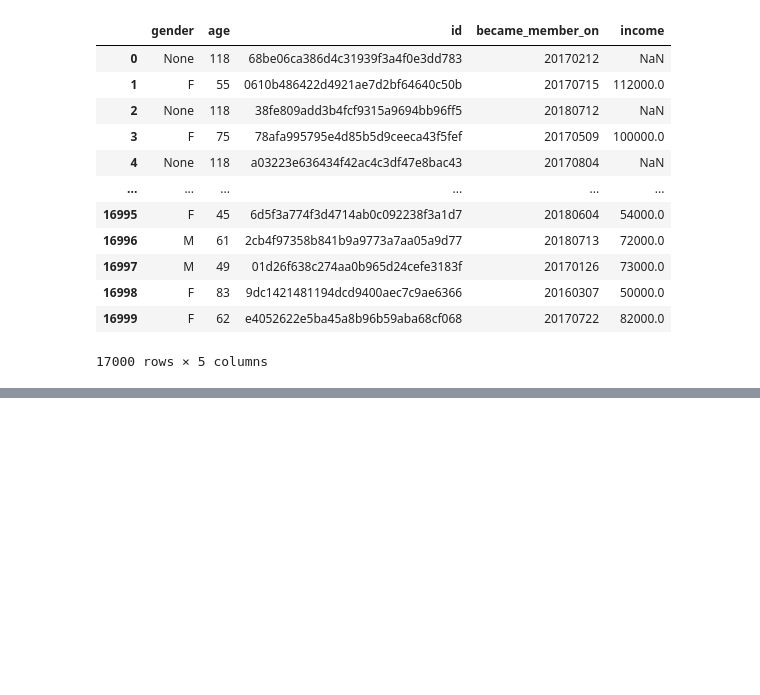
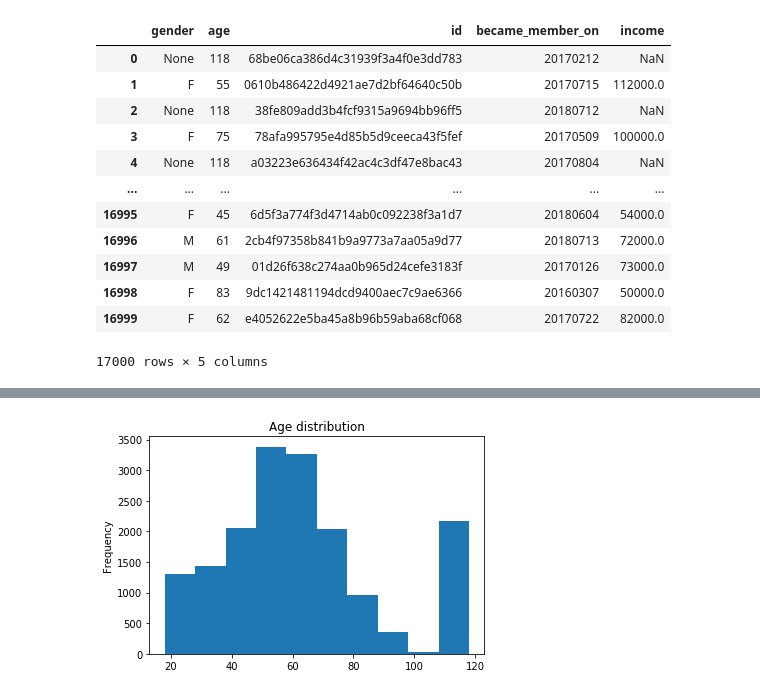
Before and after one commit to Druizm128/starbucks_project, a Jupyter notebook: eda.ipynb, the cells around one changed output, grey strips where cells are left out. Saved outputs shown, nothing was run; the diff lists cells and outputs as text; code cells hidden in the pictures; blank space fills up the shorter version.

```diff
--- a/eda.ipynb
+++ b/eda.ipynb
@@ -41,0 +97,4 @@ profile
+# %%
+profile['age'].plot(kind = 'hist', bins=10, grid = False, title = "Age distribution");
+# %% [output]
+[figure, added]
```
Also changed, not shown: parts of 25 cells of this notebook.
